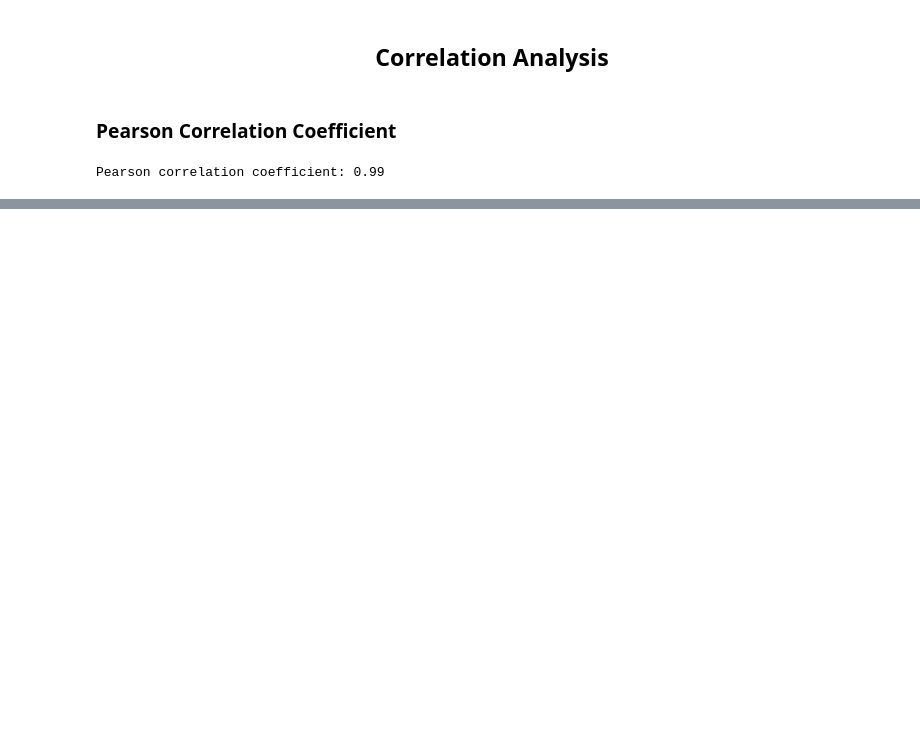
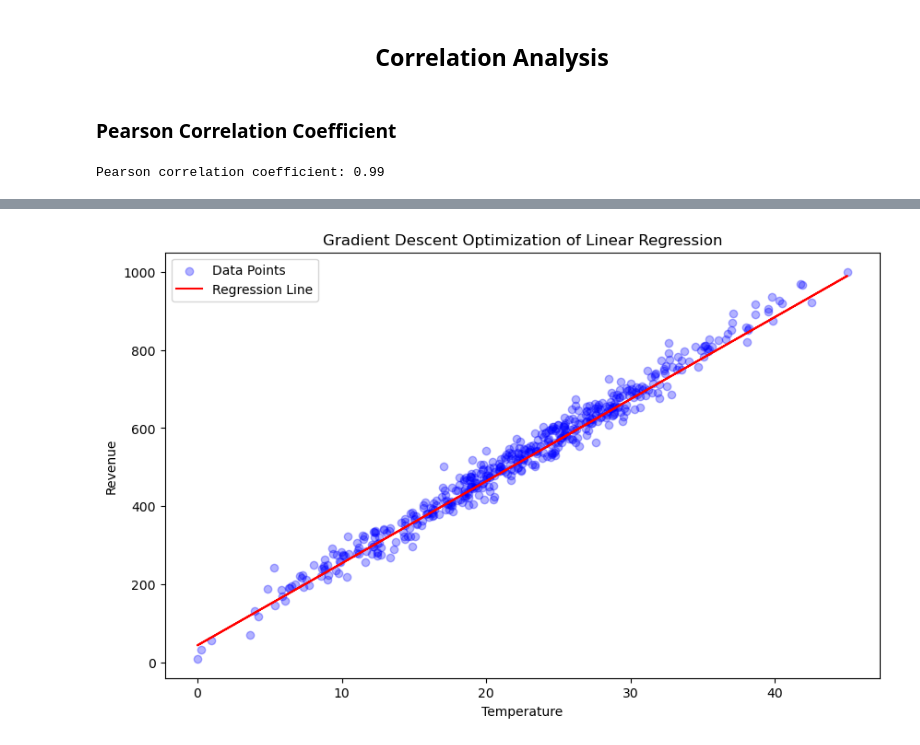
Before and after one commit to nickking93/Machine-Learning-Revenue-Predictor_WGU-Capstone, a Jupyter notebook: IceCreamRevenuePrediction.ipynb, the cells around one changed output, grey strips where cells are left out. Cells and saved outputs as stored; diff of their text form; code cells hidden in the pictures; blank space fills up the shorter version.

```diff
--- a/IceCreamRevenuePrediction.ipynb
+++ b/IceCreamRevenuePrediction.ipynb
@@ -82,0 +146,77 @@ Pearson correlation coefficient: 0.99
+# %%
+# To view this code, click the three dots -->
+
+# Convert lists to NumPy arrays
+x1 = np.array(temperature)
+y1 = np.array(revenue)
+m1 = regression.coef_[0][0]
+b1 = regression.intercept_[0]
+# Add a column of ones to x1 to include the intercept term
+x1_b = np.c_[x1, np.ones_like(x1)]
+
+# Initialize parameters
+m = 21  # Slope (coefficient for temperature)
+b = 44  # Intercept
+learning_rate = 0.01
+precision = .00000001  # Precision for convergence
+max_iterations = 5000000  # Maximum number of
+
+# Function to compute the cost (Mean Squared Error)
+def compute_cost(x1, y1, m, b):
+    predictions = x1 @ np.array([m, b])
+    errors = predictions - y1
+    return np.mean(errors ** 2)
+
+# Set up the plot
+plt.figure(figsize=(10, 6))
+plt.scatter(x1, y1, color='blue', label='Data Points', alpha=0.3)
+line, = plt.plot(x1, x1 * m + b, color='red', label='Regression Line')
+plt.xlabel('Temperature')
+plt.ylabel('Revenue')
+plt.title('Gradient Descent Optimization of Linear Regression')
+plt.legend()
+
+# Gradient Descent with Convergence Criteria
+previous_cost = float('inf')  # Initialize with a large
+
+for iteration in range(max_iterations):
+    # Compute predictions
+    predictions = x1_b @ np.array([m, b])
+
+    # Compute gradients
+    error = predictions - y1
+    gradient_m = (2 / len(y1)) * np.sum(error * x1)
+    gradient_b = (2 / len(y1)) * np.sum(error)
+
+    # Update parameters
+    m -= learning_rate * gradient_m
+    b -= learning_rate * gradient_b
+
+    # Compute the current cost
+    current_cost = compute_cost(x1_b, y1, m, b)
+    stepsize = abs(previous_cost - current_cost)
+
+    # Check for convergence
+    if stepsize < precision:
+        print(f"Converged after {iteration+1} iterations.")
+        break
+    else:
+        break
+
+    # Update the previous cost
+    previous_cost = current_cost
+
+    # Update the regression line in the plot
+    line.set_ydata(x1 * m + b)
+    plt.pause(0.01)  # Pause to update the plot
+
+print(f"Starting slope (m): {m1} ")
+print(f"Optimized slope (m): {m} ")
+print('')
+print(f"Starting intercept (b): {b1}")
+print(f"Optimized intercept (b): {b}")
+
+# Using the optimized parameters to make predictions
+def predict(x1):
+    return m * x1 + b
+# %% [output]
@@ -82,0 +228 @@ Pearson correlation coefficient: 0.99
+[figure, added]
```
Also changed, not shown: parts of 23 cells of this notebook.
